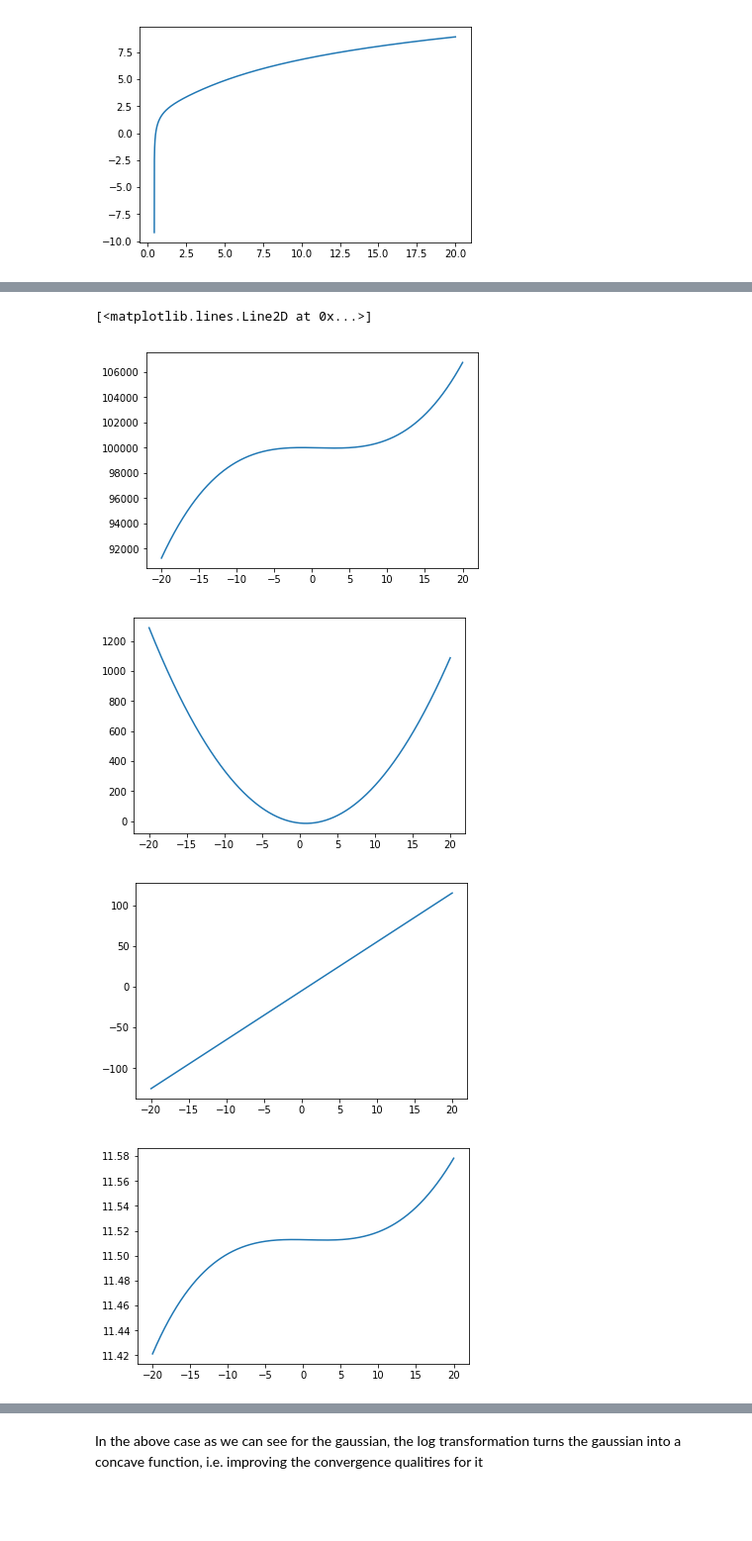
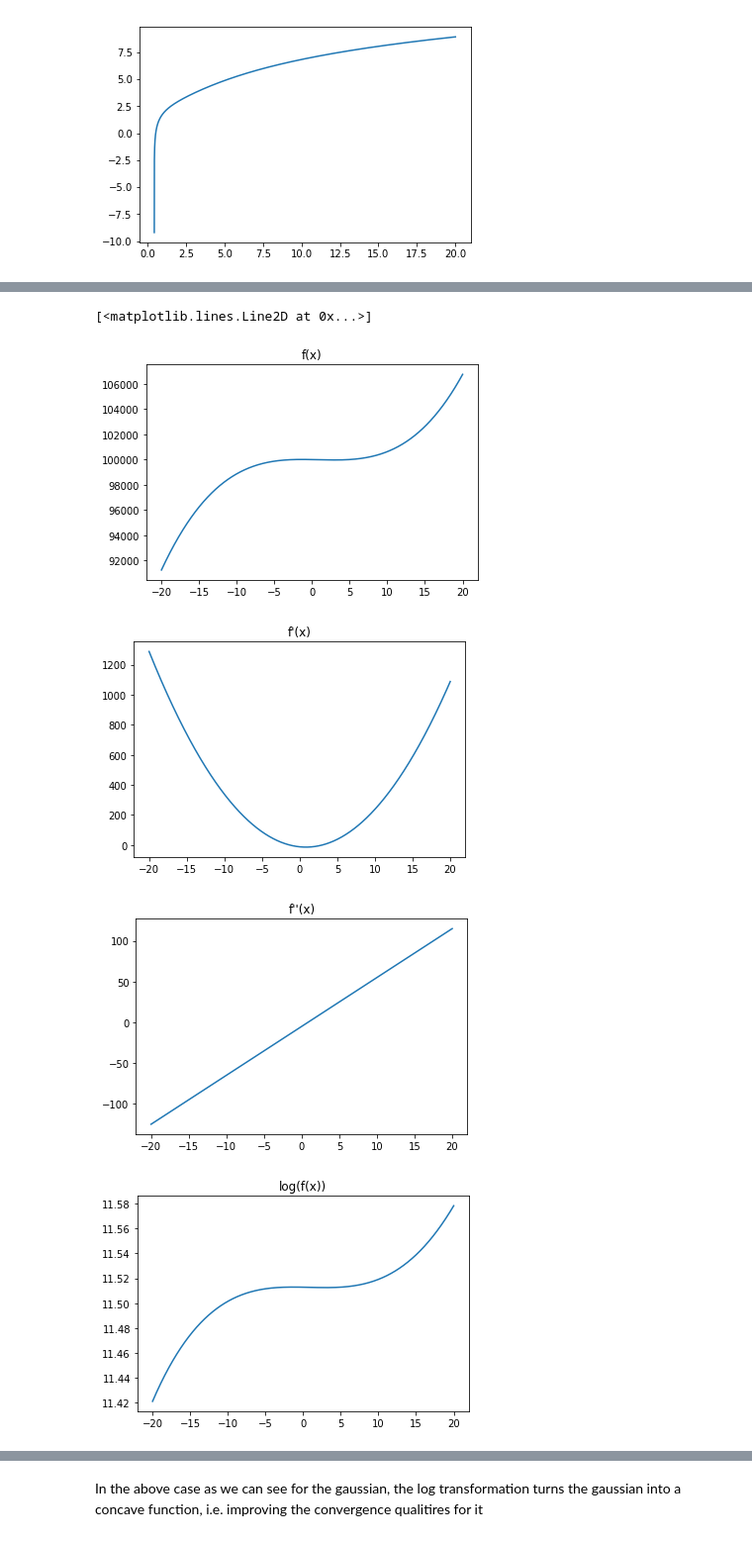
Before and after one commit to Dhawgupta/Nature-of-Log, a Jupyter notebook: Nature of log.ipynb, the cells around one changed output, grey strips where cells are left out. Shown at 99% size. Cells and saved outputs as stored; diff of their text form; code cells hidden in the pictures; blank space fills up the shorter version.

```diff
--- a/Nature of log.ipynb
+++ b/Nature of log.ipynb
@@ -79,15 +86,19 @@ y__ = func1_dash_dash(x)
 y_lg = np.log(y)
 # %%
 plt.plot(x, y)
+plt.title('f(x)')
 plt.figure()
+plt.title("f'(x)")
 plt.plot(x, y_)
 plt.figure()
+plt.title("f''(x)")
 plt.plot(x, y__)
 plt.figure()
+plt.title("log(f(x))")
 plt.plot(x, y_lg)
 # %% [output]
 [<matplotlib.lines.Line2D at 0x...>]
-[figure, old version]
+[figure, new version]
-[figure, old version]
+[figure, new version]
-[figure, old version]
+[figure, new version]
-[figure, old version]
+[figure, new version]
```
Also changed, not shown: parts of 11 cells of this notebook.
